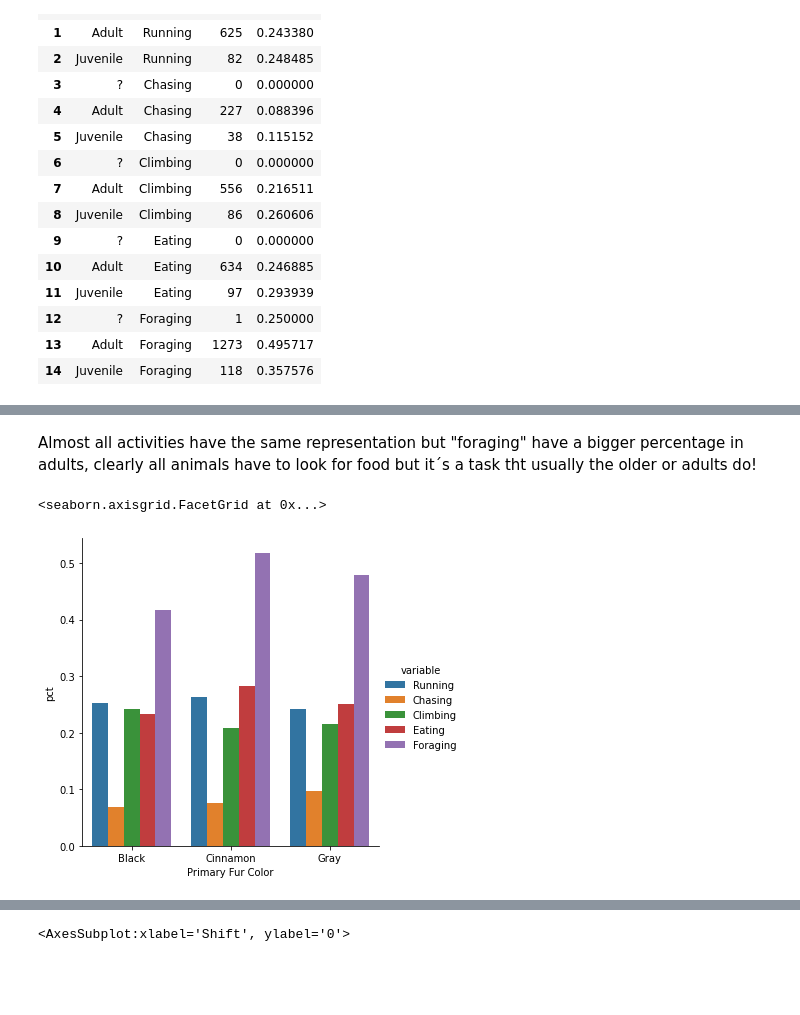
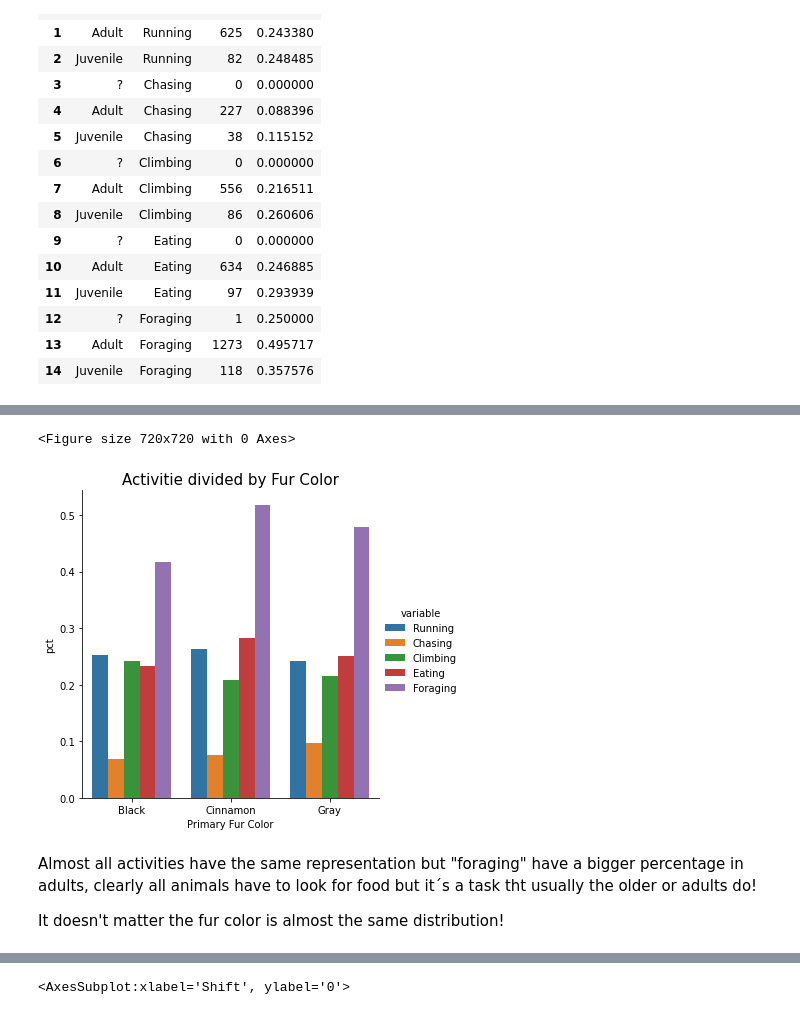
Before and after one commit to rafaelapm93/seedtag, a Jupyter notebook: squirrels.ipynb, the cells around one changed output, grey strips where cells are left out. Drawn from its saved outputs; the diff is of its cells as text; code cells hidden in the pictures; blank space fills up the shorter version.

```diff
--- a/squirrels.ipynb
+++ b/squirrels.ipynb
@@ -289,9 +299,15 @@ sns.catplot(x="Age", y="pct", hue="variable",
+# %%
+plt.figure(figsize=(10,10))
+sns.catplot(x="Primary Fur Color", y="pct", hue="variable",
+            data=plot_activitie_fur,
+            kind = 'bar')
+plt.title('Activitie divided by Fur Color', fontsize='15',color='black')
+plt.show()
+plt.close()
+# %% [output]
+<Figure size 720x720 with 0 Axes>
+[figure, added]
 # %% [markdown]
 Almost all activities have the same representation but "foraging" have a bigger percentage in adults, clearly all animals have to look for food but it´s a task tht usually the older or adults do!
+
+It doesn't matter the fur color is almost the same distribution!
-# %%
-sns.catplot(x="Primary Fur Color", y="pct", hue="variable",
-            data=plot_activitie_fur,
-            kind = 'bar')
-# %% [output]
-<seaborn.axisgrid.FacetGrid at 0x...>
-[figure, removed]
```
Also changed, not shown: parts of 22 cells of this notebook, 1 other file.
